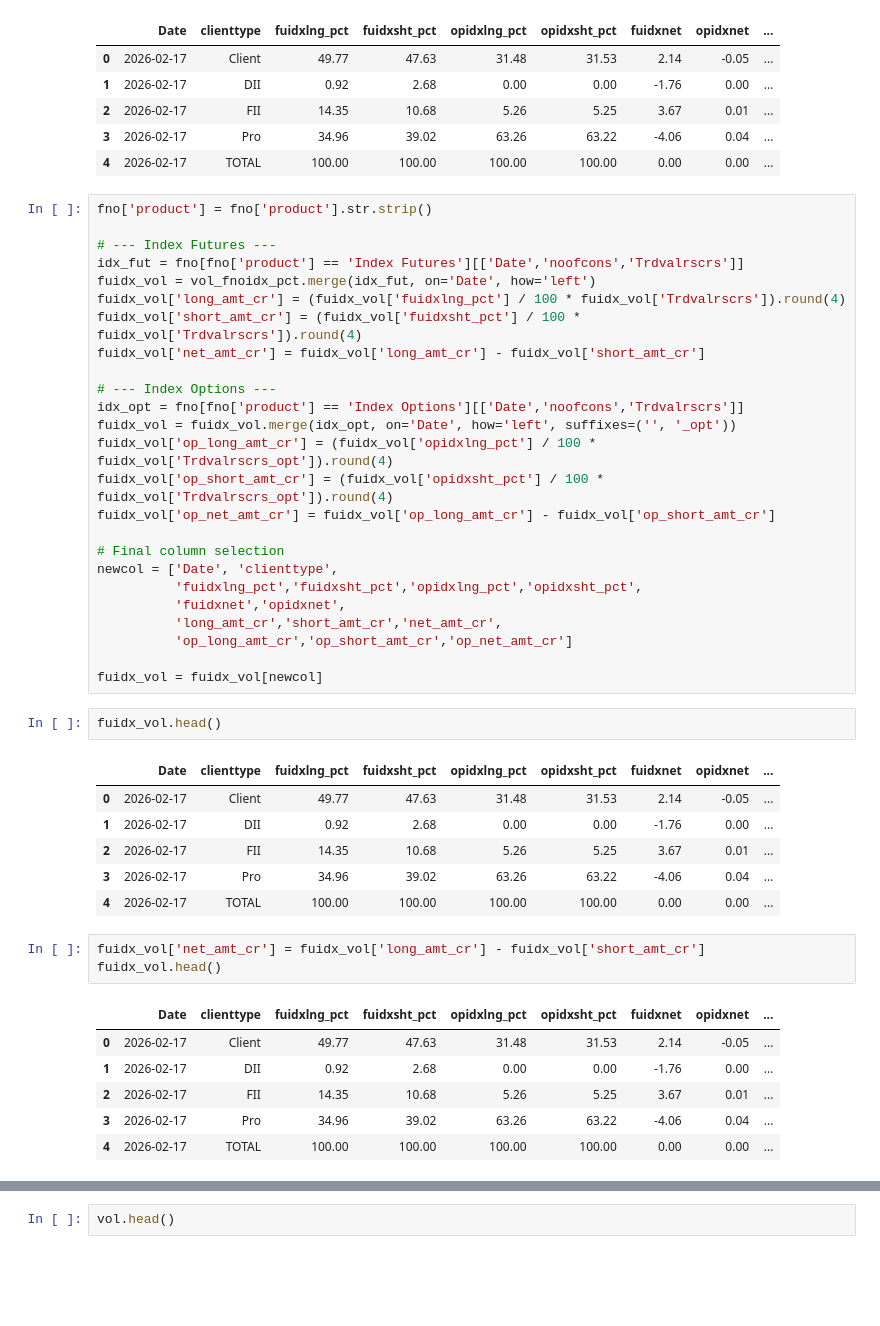
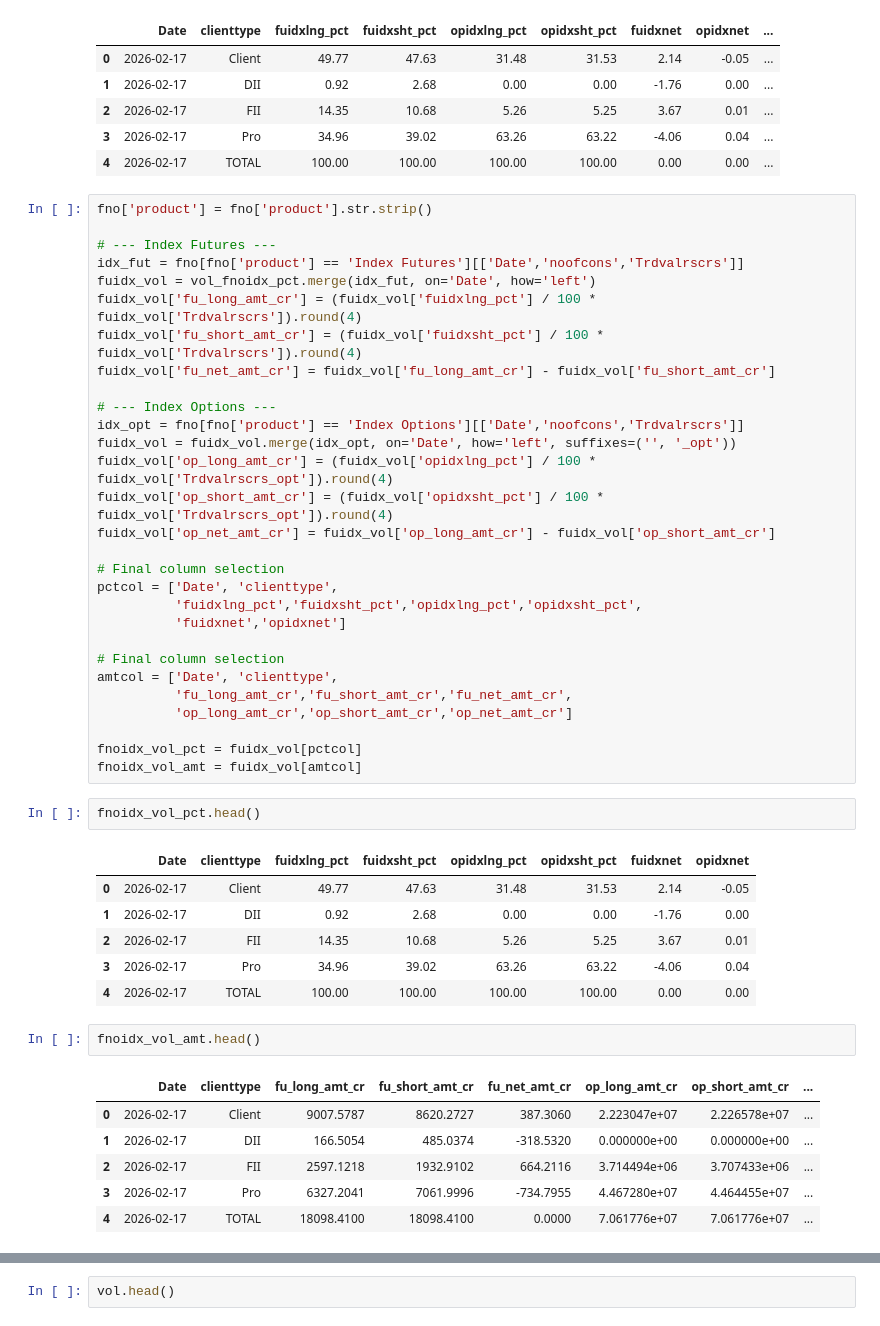
Before and after one commit to shailsun28/stockshortlisting, a Jupyter notebook: Untitled1.ipynb, the cells around one changed output, grey strips where cells are left out. Drawn from its saved outputs; the diff is of its cells as text; blank space fills up the shorter version.

```diff
--- a/Untitled1.ipynb
+++ b/Untitled1.ipynb
@@ -596,9 +596,9 @@ fno['product'] = fno['product'].str.strip()
 # --- Index Futures ---
 idx_fut = fno[fno['product'] == 'Index Futures'][['Date','noofcons','Trdvalrscrs']]
 fuidx_vol = vol_fnoidx_pct.merge(idx_fut, on='Date', how='left')
-fuidx_vol['long_amt_cr'] = (fuidx_vol['fuidxlng_pct'] / 100 * fuidx_vol['Trdvalrscrs']).round(4)
-fuidx_vol['short_amt_cr'] = (fuidx_vol['fuidxsht_pct'] / 100 * fuidx_vol['Trdvalrscrs']).round(4)
-fuidx_vol['net_amt_cr'] = fuidx_vol['long_amt_cr'] - fuidx_vol['short_amt_cr']
+fuidx_vol['fu_long_amt_cr'] = (fuidx_vol['fuidxlng_pct'] / 100 * fuidx_vol['Trdvalrscrs']).round(4)
+fuidx_vol['fu_short_amt_cr'] = (fuidx_vol['fuidxsht_pct'] / 100 * fuidx_vol['Trdvalrscrs']).round(4)
+fuidx_vol['fu_net_amt_cr'] = fuidx_vol['fu_long_amt_cr'] - fuidx_vol['fu_short_amt_cr']
 
 # --- Index Options ---
 idx_opt = fno[fno['product'] == 'Index Options'][['Date','noofcons','Trdvalrscrs']]
@@ -608,30 +608,33 @@ fuidx_vol['op_short_amt_cr'] = (fuidx_vol['opidxsht_pct'] / 100 * fuidx_vol['Trd
 fuidx_vol['op_net_amt_cr'] = fuidx_vol['op_long_amt_cr'] - fuidx_vol['op_short_amt_cr']
 
 # Final column selection
-newcol = ['Date', 'clienttype',
+pctcol = ['Date', 'clienttype',
           'fuidxlng_pct','fuidxsht_pct','opidxlng_pct','opidxsht_pct',
-          'fuidxnet','opidxnet',
-          'long_amt_cr','short_amt_cr','net_amt_cr',
+          'fuidxnet','opidxnet']
+
+# Final column selection
+amtcol = ['Date', 'clienttype',
+          'fu_long_amt_cr','fu_short_amt_cr','fu_net_amt_cr',
           'op_long_amt_cr','op_short_amt_cr','op_net_amt_cr']
 
-fuidx_vol = fuidx_vol[newcol]
+fnoidx_vol_pct = fuidx_vol[pctcol]
+fnoidx_vol_amt = fuidx_vol[amtcol]
 # %%
-fuidx_vol.head()
+fnoidx_vol_pct.head()
 # %% [output]
-|  | Date | clienttype | fuidxlng_pct | fuidxsht_pct | opidxlng_pct | opidxsht_pct | fuidxnet | opidxnet | ... |
-| 0 | 2026-02-17 | Client | 49.77 | 47.63 | 31.48 | 31.53 | 2.14 | -0.05 | ... |
-| 1 | 2026-02-17 | DII | 0.92 | 2.68 | 0.00 | 0.00 | -1.76 | 0.00 | ... |
-| 2 | 2026-02-17 | FII | 14.35 | 10.68 | 5.26 | 5.25 | 3.67 | 0.01 | ... |
-| 3 | 2026-02-17 | Pro | 34.96 | 39.02 | 63.26 | 63.22 | -4.06 | 0.04 | ... |
-| 4 | 2026-02-17 | TOTAL | 100.00 | 100.00 | 100.00 | 100.00 | 0.00 | 0.00 | ... |
+|  | Date | clienttype | fuidxlng_pct | fuidxsht_pct | opidxlng_pct | opidxsht_pct | fuidxnet | opidxnet |
+| 0 | 2026-02-17 | Client | 49.77 | 47.63 | 31.48 | 31.53 | 2.14 | -0.05 |
+| 1 | 2026-02-17 | DII | 0.92 | 2.68 | 0.00 | 0.00 | -1.76 | 0.00 |
+| 2 | 2026-02-17 | FII | 14.35 | 10.68 | 5.26 | 5.25 | 3.67 | 0.01 |
+| 3 | 2026-02-17 | Pro | 34.96 | 39.02 | 63.26 | 63.22 | -4.06 | 0.04 |
+| 4 | 2026-02-17 | TOTAL | 100.00 | 100.00 | 100.00 | 100.00 | 0.00 | 0.00 |
 # %%
-fuidx_vol['net_amt_cr'] = fuidx_vol['long_amt_cr'] - fuidx_vol['short_amt_cr']
-fuidx_vol.head()
+fnoidx_vol_amt.head()
 # %% [output]
-|  | Date | clienttype | fuidxlng_pct | fuidxsht_pct | opidxlng_pct | opidxsht_pct | fuidxnet | opidxnet | ... |
-| 0 | 2026-02-17 | Client | 49.77 | 47.63 | 31.48 | 31.53 | 2.14 | -0.05 | ... |
-| 1 | 2026-02-17 | DII | 0.92 | 2.68 | 0.00 | 0.00 | -1.76 | 0.00 | ... |
-| 2 | 2026-02-17 | FII | 14.35 | 10.68 | 5.26 | 5.25 | 3.67 | 0.01 | ... |
-| 3 | 2026-02-17 | Pro | 34.96 | 39.02 | 63.26 | 63.22 | -4.06 | 0.04 | ... |
-| 4 | 2026-02-17 | TOTAL | 100.00 | 100.00 | 100.00 | 100.00 | 0.00 | 0.00 | ... |
+|  | Date | clienttype | fu_long_amt_cr | fu_short_amt_cr | fu_net_amt_cr | op_long_amt_cr | op_short_amt_cr | ... |
+| 0 | 2026-02-17 | Client | 9007.5787 | 8620.2727 | 387.3060 | 2.223047e+07 | 2.226578e+07 | ... |
+| 1 | 2026-02-17 | DII | 166.5054 | 485.0374 | -318.5320 | 0.000000e+00 | 0.000000e+00 | ... |
+| 2 | 2026-02-17 | FII | 2597.1218 | 1932.9102 | 664.2116 | 3.714494e+06 | 3.707433e+06 | ... |
+| 3 | 2026-02-17 | Pro | 6327.2041 | 7061.9996 | -734.7955 | 4.467280e+07 | 4.464455e+07 | ... |
+| 4 | 2026-02-17 | TOTAL | 18098.4100 | 18098.4100 | 0.0000 | 7.061776e+07 | 7.061776e+07 | ... |
 # %%
```
Also changed, not shown: parts of 2 cells of this notebook, 1 other file.
